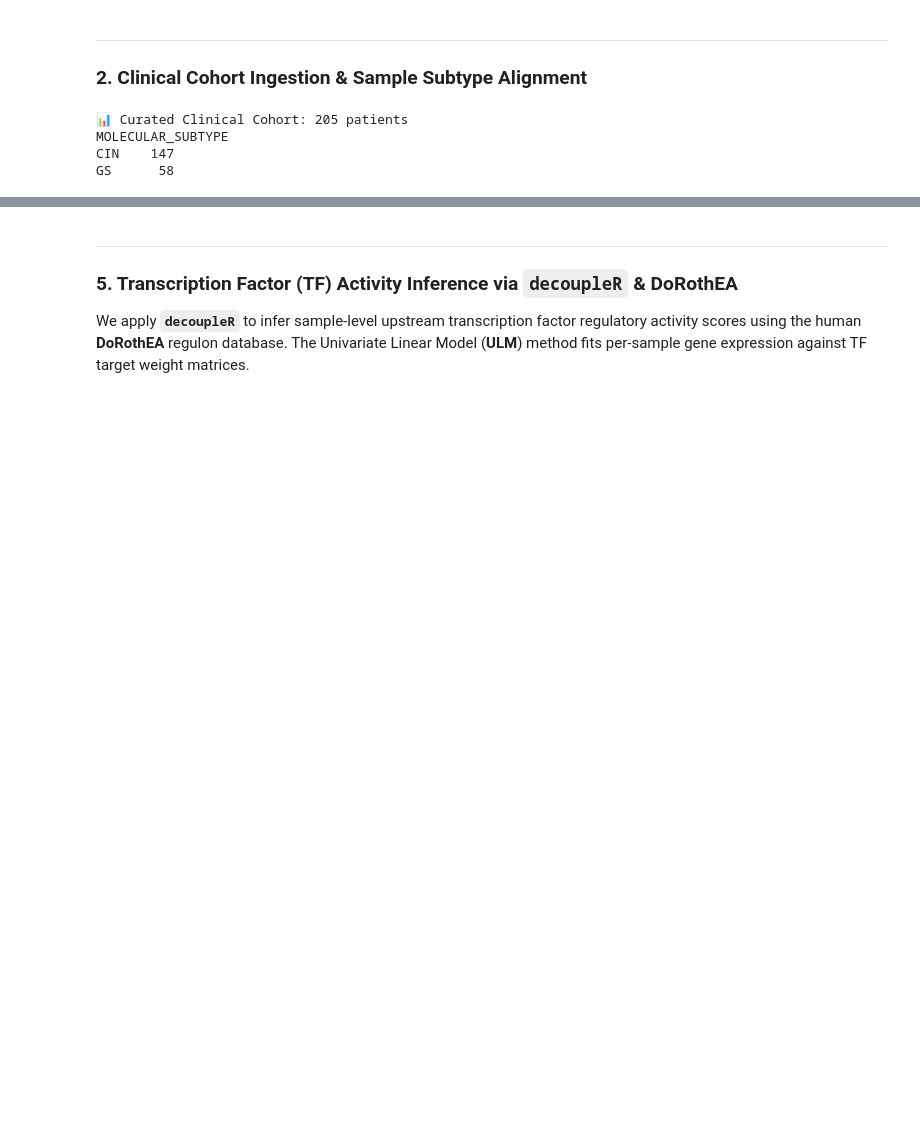
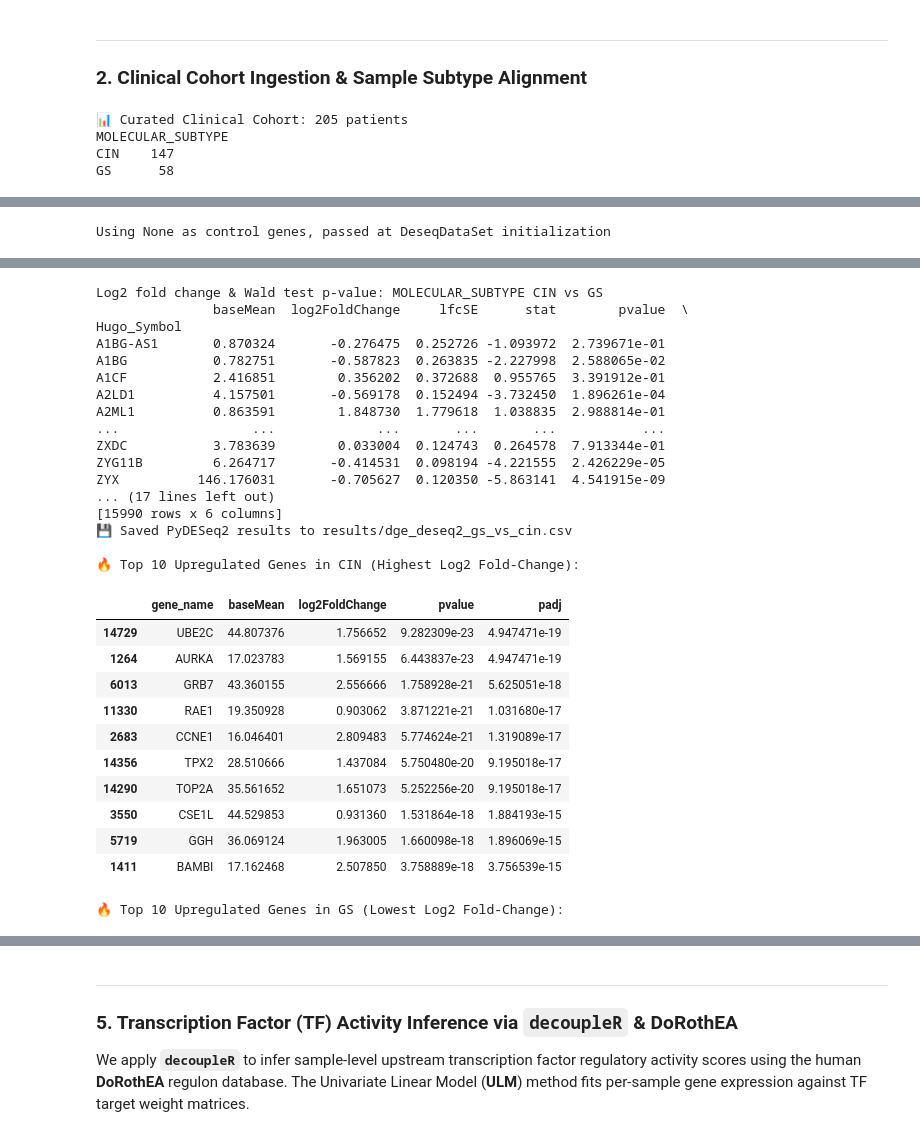
Before and after one commit to parthsanghavi017/GS_vs_CIN, a Jupyter notebook: notebooks/02_phase2_multiomics_features.ipynb, the cells around one changed output, grey strips where cells are left out. Cells and saved outputs as stored; diff of their text form; code cells hidden in the pictures; blank space fills up the shorter version.

```diff
--- a/notebooks/02_phase2_multiomics_features.ipynb
+++ b/notebooks/02_phase2_multiomics_features.ipynb
@@ -123,0 +82,50 @@ display(df_dge[df_dge["log2FoldChange"] < 0].sort_values("padj").head(10)[["gene
+# %%
+# Load RSEM RNA-seq counts
+mrna_counts_path = os.path.join(data_dir, "data_mrna_seq_v2_rsem.txt")
+df_counts_raw = pd.read_csv(mrna_counts_path, sep="\t")
+
+df_counts_genes = df_counts_raw.drop_duplicates(subset=["Hugo_Symbol"]).set_index("Hugo_Symbol")
+if "Entrez_Gene_Id" in df_counts_genes.columns:
+    df_counts_genes = df_counts_genes.drop(columns=["Entrez_Gene_Id"])
+
+aligned_count_samples = [s for s in curated_clinical["SAMPLE_ID"] if s in df_counts_genes.columns]
+counts_matrix = df_counts_genes[aligned_count_samples].T
+
+# PyDESeq2 expects integer count matrix (samples as rows, genes as columns)
+counts_matrix = np.round(counts_matrix).astype(int)
+
+# Filter low-expression genes
+counts_filtered = counts_matrix.loc[:, (counts_matrix.sum(axis=0) > 100)]
+metadata_df = curated_clinical.set_index("SAMPLE_ID").loc[aligned_count_samples, ["MOLECULAR_SUBTYPE"]]
+
+print(f"🧬 Count Matrix for PyDESeq2: {counts_filtered.shape[0]} samples x {counts_filtered.shape[1]} genes")
+
+# Instantiate and run PyDESeq2 pipeline
+dds = DeseqDataSet(
+    counts=counts_filtered,
+    metadata=metadata_df,
+    design_factors="MOLECULAR_SUBTYPE",
+    refit_cooks=True,
+    n_cpus=4
+)
+dds.deseq2()
+
+# Statistical testing for CIN vs GS contrast
+stat_res = DeseqStats(dds, contrast=("MOLECULAR_SUBTYPE", "CIN", "GS"), n_cpus=4)
+stat_res.summary()
+
+df_dge = stat_res.results_df.reset_index().rename(columns={"Hugo_Symbol": "gene_name"})
+df_dge["neg_log10_padj"] = -np.log10(df_dge["padj"].clip(lower=1e-50))
+df_dge = df_dge.sort_values("padj")
+
+# Export DESeq2 results
+os.makedirs("../results", exist_ok=True)
+df_dge.to_csv("../results/dge_deseq2_gs_vs_cin.csv", index=False)
+print("💾 Saved PyDESeq2 results to results/dge_deseq2_gs_vs_cin.csv")
+
+print("\n🔥 Top 10 Upregulated Genes in CIN (Highest Log2 Fold-Change):")
+display(df_dge[df_dge["log2FoldChange"] > 0].sort_values("padj").head(10)[["gene_name", "baseMean", "log2FoldChange", "pvalue", "padj"]])
+
+print("\n🔥 Top 10 Upregulated Genes in GS (Lowest Log2 Fold-Change):")
+display(df_dge[df_dge["log2FoldChange"] < 0].sort_values("padj").head(10)[["gene_name", "baseMean", "log2FoldChange", "pvalue", "padj"]])
+# %% [output]
@@ -123,0 +135 @@ display(df_dge[df_dge["log2FoldChange"] < 0].sort_values("padj").head(10)[["gene
+Using None as control genes, passed at DeseqDataSet initialization
@@ -123,0 +153,29 @@ display(df_dge[df_dge["log2FoldChange"] < 0].sort_values("padj").head(10)[["gene
+Log2 fold change & Wald test p-value: MOLECULAR_SUBTYPE CIN vs GS
+               baseMean  log2FoldChange     lfcSE      stat        pvalue  \
+Hugo_Symbol
+A1BG-AS1       0.870324       -0.276475  0.252726 -1.093972  2.739671e-01
+A1BG           0.782751       -0.587823  0.263835 -2.227998  2.588065e-02
+A1CF           2.416851        0.356202  0.372688  0.955765  3.391912e-01
+A2LD1          4.157501       -0.569178  0.152494 -3.732450  1.896261e-04
+A2ML1          0.863591        1.848730  1.779618  1.038835  2.988814e-01
+...                 ...             ...       ...       ...           ...
+ZXDC           3.783639        0.033004  0.124743  0.264578  7.913344e-01
+ZYG11B         6.264717       -0.414531  0.098194 -4.221555  2.426229e-05
+ZYX          146.176031       -0.705627  0.120350 -5.863141  4.541915e-09
+... (17 lines left out)
+[15990 rows x 6 columns]
+💾 Saved PyDESeq2 results to results/dge_deseq2_gs_vs_cin.csv
+
+🔥 Top 10 Upregulated Genes in CIN (Highest Log2 Fold-Change):
+|  | gene_name | baseMean | log2FoldChange | pvalue | padj |
+| 14729 | UBE2C | 44.807376 | 1.756652 | 9.282309e-23 | 4.947471e-19 |
+| 1264 | AURKA | 17.023783 | 1.569155 | 6.443837e-23 | 4.947471e-19 |
+| 6013 | GRB7 | 43.360155 | 2.556666 | 1.758928e-21 | 5.625051e-18 |
+| 11330 | RAE1 | 19.350928 | 0.903062 | 3.871221e-21 | 1.031680e-17 |
+| 2683 | CCNE1 | 16.046401 | 2.809483 | 5.774624e-21 | 1.319089e-17 |
+| 14356 | TPX2 | 28.510666 | 1.437084 | 5.750480e-20 | 9.195018e-17 |
+| 14290 | TOP2A | 35.561652 | 1.651073 | 5.252256e-20 | 9.195018e-17 |
+| 3550 | CSE1L | 44.529853 | 0.931360 | 1.531864e-18 | 1.884193e-15 |
+| 5719 | GGH | 36.069124 | 1.963005 | 1.660098e-18 | 1.896069e-15 |
+| 1411 | BAMBI | 17.162468 | 2.507850 | 3.758889e-18 | 3.756539e-15 |
+🔥 Top 10 Upregulated Genes in GS (Lowest Log2 Fold-Change):
```
Also changed, not shown: parts of 14 cells of this notebook, 9 other files.
